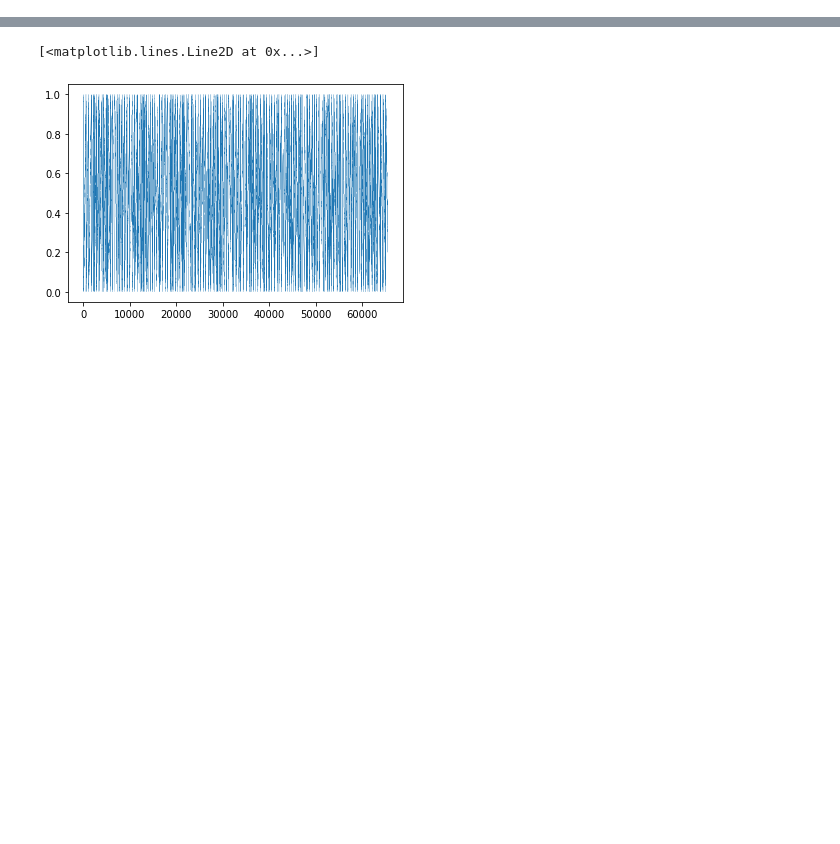
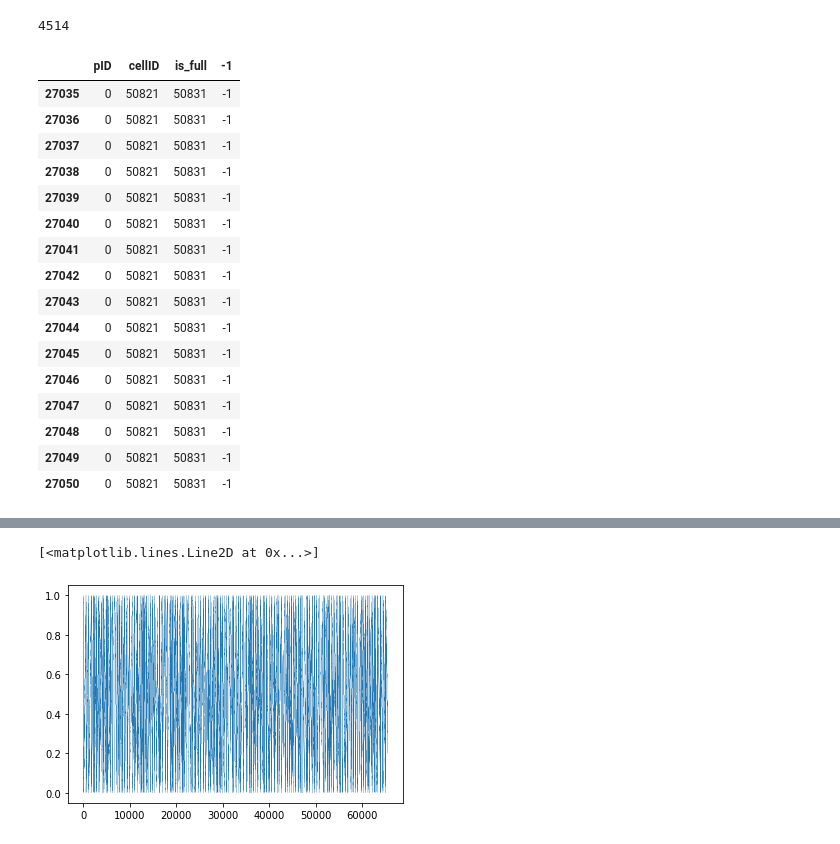
Before and after one commit to RobertRuta/GPU_Accelerated_Vicsek, a Jupyter notebook: data_analysis/data_analysis.ipynb, the cells around one changed output, grey strips where cells are left out. Drawn from its saved outputs; the diff is of its cells as text; code cells hidden in the pictures; blank space fills up the shorter version.

```diff
--- a/data_analysis/data_analysis.ipynb
+++ b/data_analysis/data_analysis.ipynb
@@ -4,0 +7,22 @@ import numpy as np
+# %%
+df1 = pd.read_csv('../debugArray_x.csv', header=None)
+df2 = pd.read_csv('../debugArray_y.csv', header=None)
+df3 = pd.read_csv('../debugArray_z.csv', header=None)
+df4 = pd.read_csv('../debugArray_w.csv', header=None)
+startend_df = pd.concat([df1, df2, df3, df4], axis=1)
+startend_df.columns = ["cellID", "is_full", "start", "end"]
+
+df1 = pd.read_csv('../debugArray_x_2.csv', header=None)
+df2 = pd.read_csv('../debugArray_y_2.csv', header=None)
+df3 = pd.read_csv('../debugArray_z_2.csv', header=None)
+df4 = pd.read_csv('../debugArray_w_2.csv', header=None)
+position_df = pd.concat([df1, df2, df3, df4], axis=1)
+position_df.columns = ["pID", "X", "Y", "Z"]
+# position_df.set_index(keys=["pID"], inplace=True)
+
+df1 = pd.read_csv('../debugArray_x_3.csv', header=None)
+df2 = pd.read_csv('../debugArray_y_3.csv', header=None)
+df3 = pd.read_csv('../debugArray_z_3.csv', header=None)
+df4 = pd.read_csv('../debugArray_w_3.csv', header=None)
+cell_df = pd.concat([df1, df2, df3, df4], axis=1)
+cell_df.columns = ["pID", "cellID", "is_full", "-1"]
@@ -4,0 +103,24 @@ import numpy as np
+# %%
+get_cell_id(74.04684, 25.01717,	58.81264)
+# %% [output]
+4514
+# %%
+cell_df.iloc[27035:27051, :]
+# %% [output]
+|  | pID | cellID | is_full | -1 |
+| 27035 | 0 | 50821 | 50831 | -1 |
+| 27036 | 0 | 50821 | 50831 | -1 |
+| 27037 | 0 | 50821 | 50831 | -1 |
+| 27038 | 0 | 50821 | 50831 | -1 |
+| 27039 | 0 | 50821 | 50831 | -1 |
+| 27040 | 0 | 50821 | 50831 | -1 |
+| 27041 | 0 | 50821 | 50831 | -1 |
+| 27042 | 0 | 50821 | 50831 | -1 |
+| 27043 | 0 | 50821 | 50831 | -1 |
+| 27044 | 0 | 50821 | 50831 | -1 |
+| 27045 | 0 | 50821 | 50831 | -1 |
+| 27046 | 0 | 50821 | 50831 | -1 |
+| 27047 | 0 | 50821 | 50831 | -1 |
+| 27048 | 0 | 50821 | 50831 | -1 |
+| 27049 | 0 | 50821 | 50831 | -1 |
+| 27050 | 0 | 50821 | 50831 | -1 |
```
Also changed, not shown: parts of 26 cells of this notebook.
